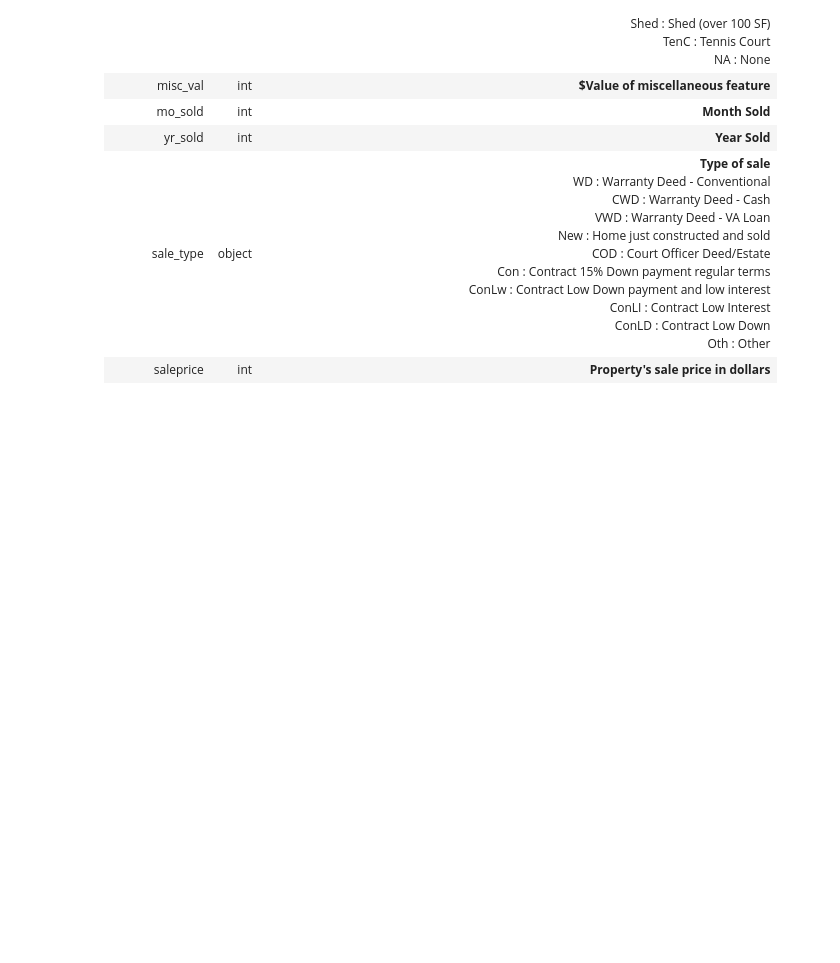
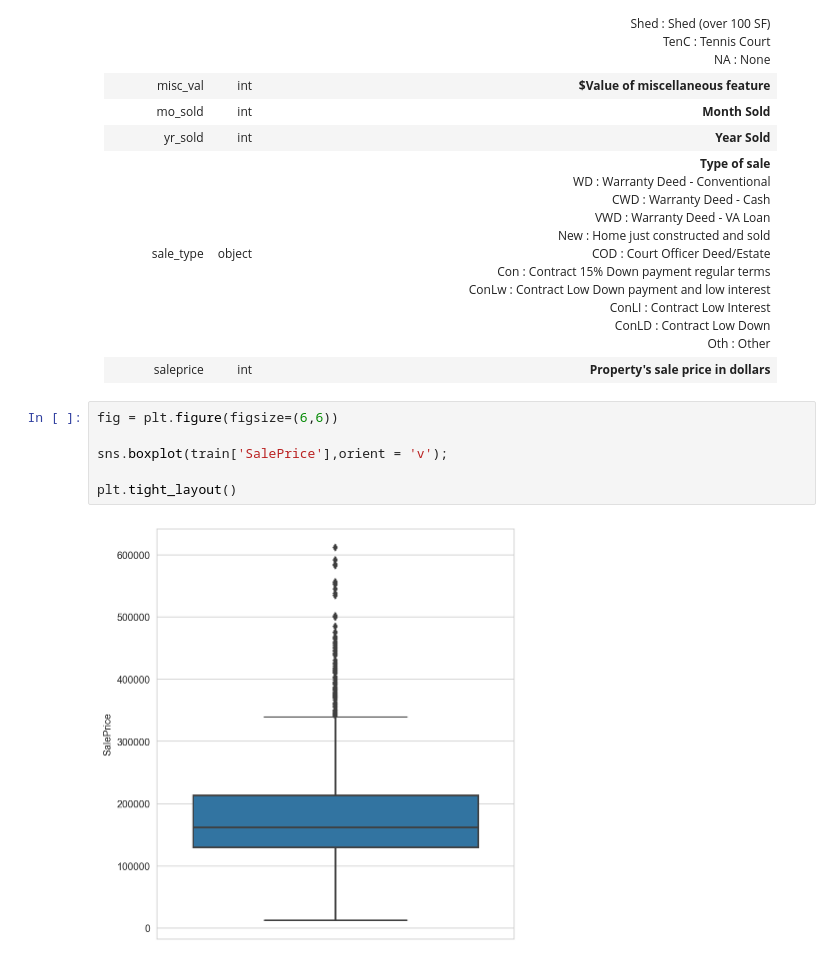
Before and after one commit to geoffersliu/dsiprojects, a Jupyter notebook: Project1234/project_2/datasets/Untitled.ipynb, the cells around one changed output. Saved outputs shown, nothing was run; the diff lists cells and outputs as text; blank space fills up the shorter version.

```diff
--- a/Project1234/project_2/datasets/Untitled.ipynb
+++ b/Project1234/project_2/datasets/Untitled.ipynb
@@ -275,3 +283,11 @@ fireplaces	int	Number of fireplaces
 |yr_sold|int|**Year Sold**|
 |sale_type|object|**Type of sale**<br>WD : Warranty Deed - Conventional<br>CWD : Warranty Deed - Cash<br>VWD : Warranty Deed - VA Loan<br>New : Home just constructed and sold<br>COD : Court Officer Deed/Estate<br>Con : Contract 15\% Down payment regular terms<br>ConLw : Contract Low Down payment and low interest<br>ConLI : Contract Low Interest<br>ConLD : Contract Low Down<br>Oth : Other|
 |saleprice|int|**Property's sale price in dollars**|
+# %%
+fig = plt.figure(figsize=(6,6))
+
+sns.boxplot(train['SalePrice'],orient = 'v');
+
+plt.tight_layout()
+# %% [output]
+[figure, added]
```
Also changed, not shown: parts of 4 cells of this notebook, 4 other files.
